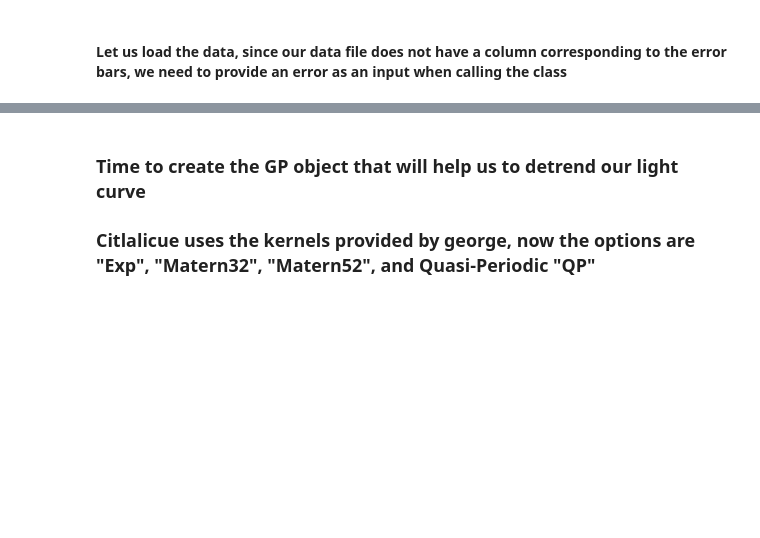
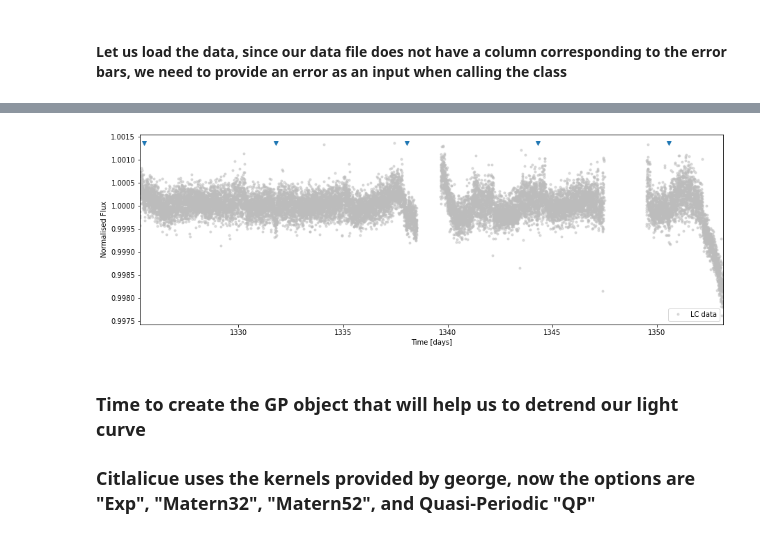
Before and after one commit to oscaribv/citlalicue, a Jupyter notebook: example_detrending.ipynb, the cells around one changed output, grey strips where cells are left out. Drawn from its saved outputs; the diff is of its cells as text; code cells hidden in the pictures; blank space fills up the shorter version.

Commit message:
Now citlalicue adds a triangle in the top of the plot showing the planet positions

```diff
--- a/example_detrending.ipynb
+++ b/example_detrending.ipynb
@@ -27,11 +27,14 @@ star.plot()
 # %%
 #Add transits, so they can be removed from the detrending routines
 #pars -> [T0, P, a/R*, b, Rp/R*] x Number of planets
 #ldc  -> u1, u2
 planet_pars = [1325.503055,6.26834,13.10,0.0,0.01721]
 ldc = [0.41,0.17]
 star.add_transits(pars=planet_pars,ldc=ldc)
 star.mask_transits(windows=2./24.)
+star.plot()
+# %% [output]
+[figure, added]
 # %% [markdown]
 ### Time to create the GP object that will help us to detrend our light curve
 ### Citlalicue uses the kernels provided by george, now the options are "Exp", "Matern32", "Matern52", and Quasi-Periodic "QP"
```
Also changed, not shown: parts of 2 cells of this notebook, 3 other files.
